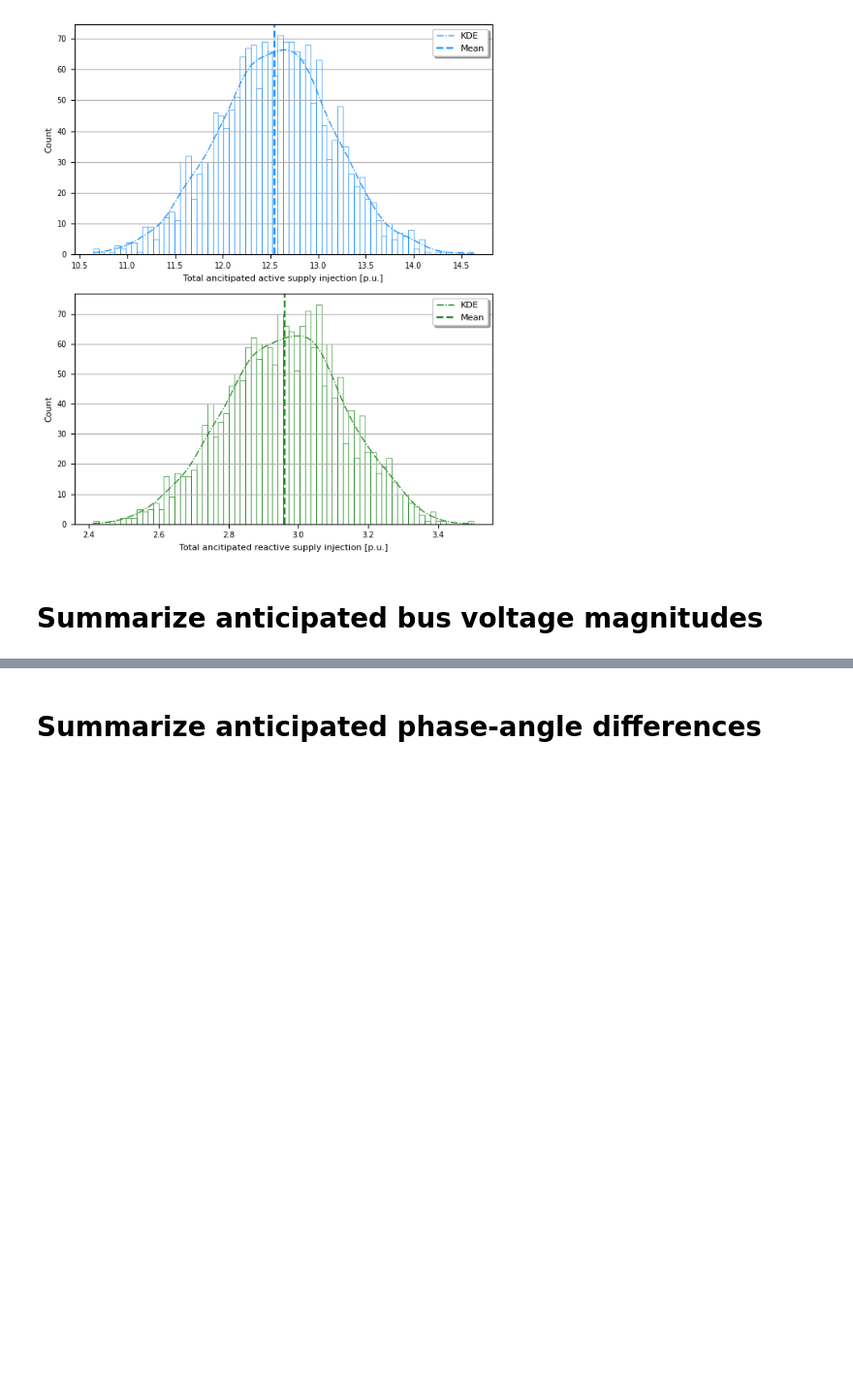
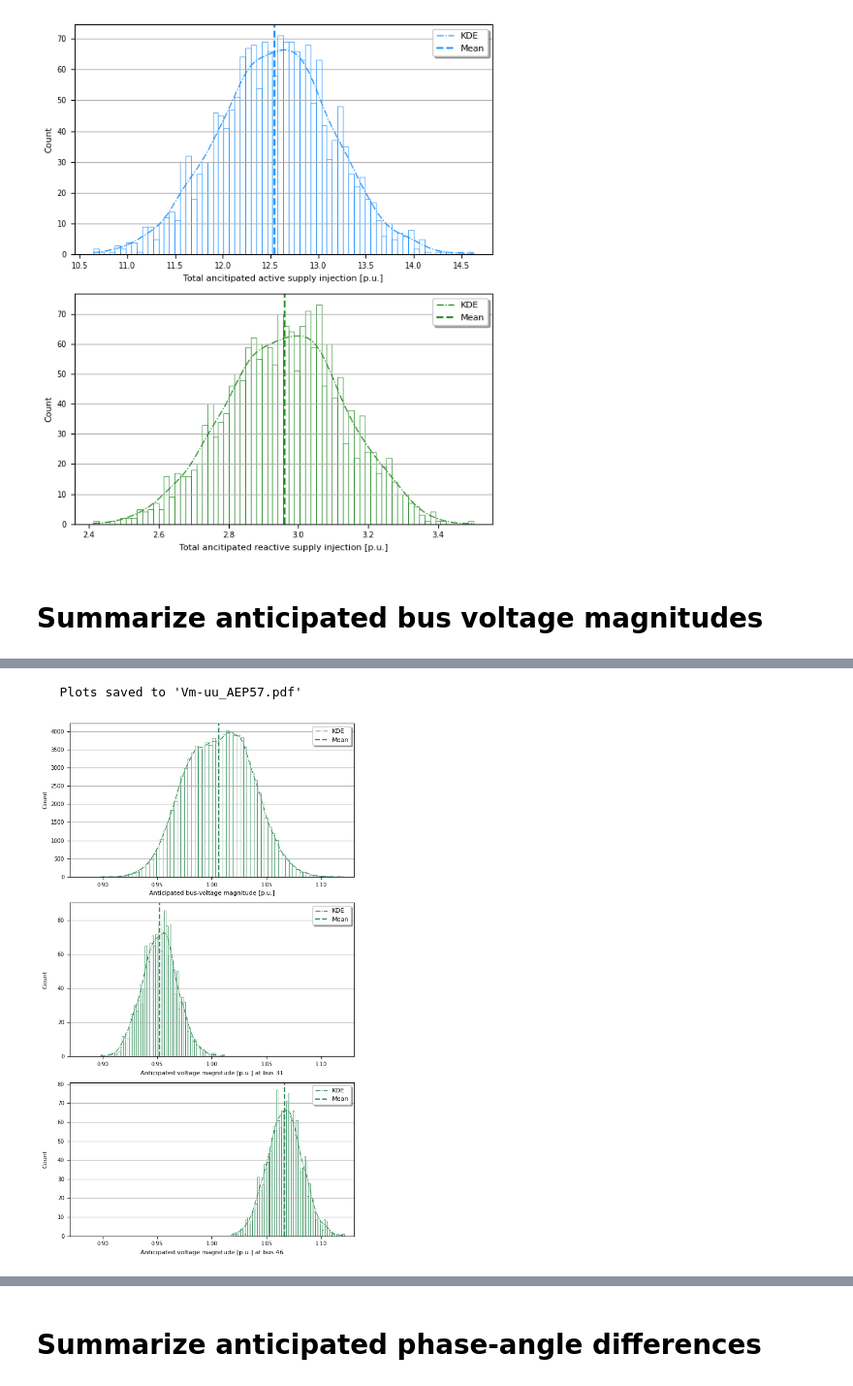
Before and after one commit to christian-cahig/Masterarbeit-DemoApps, a Jupyter notebook: prob-analysis/summarize.ipynb, the cells around one changed output, grey strips where cells are left out. Shown at 97% size. Cells and saved outputs as stored; diff of their text form; code cells hidden in the pictures; blank space fills up the shorter version.

Commit message:
`summarize` : Add `summarize_voltage_mags()`

```diff
--- a/prob-analysis/summarize.ipynb
+++ b/prob-analysis/summarize.ipynb
@@ -117,0 +192,5 @@ fig_PuQu_rr = summarize_supply_injections(raw, num_bins=70, xed_type="rr")
+# %%
+fig_Vm_uu = summarize_voltage_mags(raw, num_bins=70, xed_type="uu")
+# %% [output]
+   Plots saved to 'Vm-uu_AEP57.pdf'
+[figure, added]
```
Also changed, not shown: parts of 10 cells of this notebook, 1 other file.
